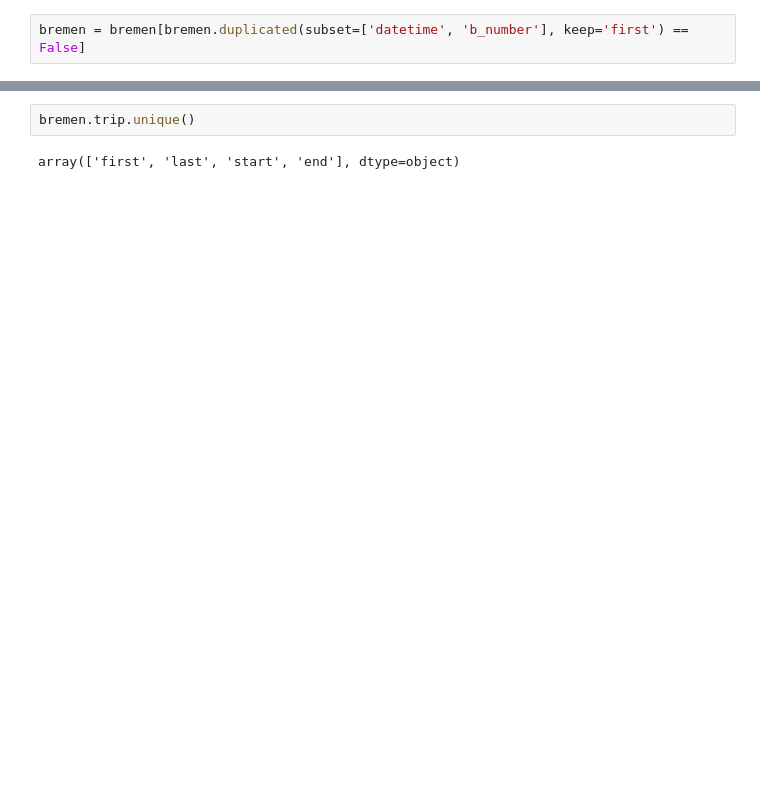
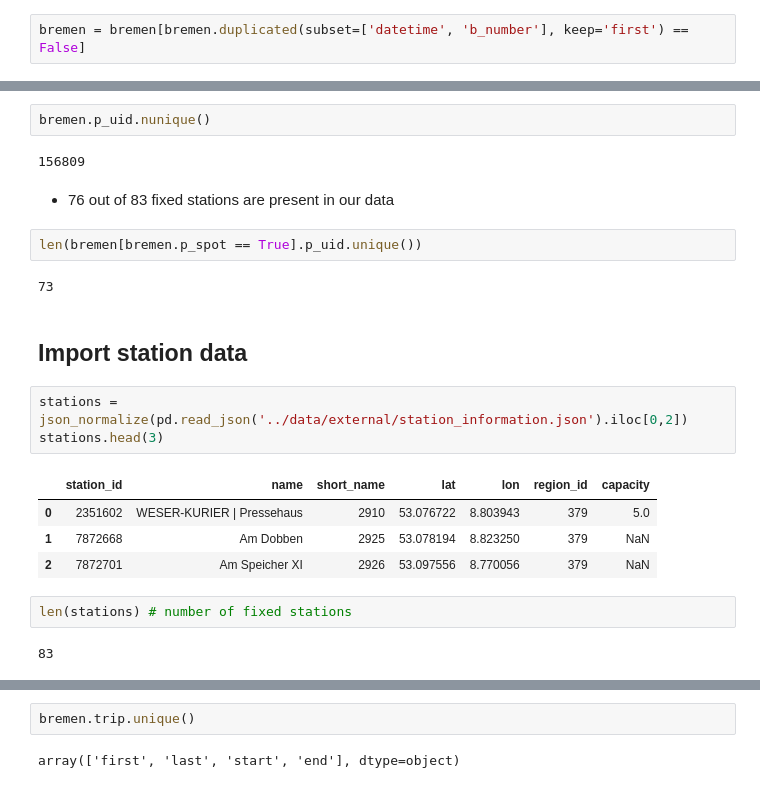
Before and after one commit to janiksudo/PDS_Project, a Jupyter notebook: notebooks/#16_exploration_notebooks_merged.ipynb, the cells around one changed output, grey strips where cells are left out. Cells and saved outputs as stored; diff of their text form; blank space fills up the shorter version.

```diff
--- a/notebooks/#16_exploration_notebooks_merged.ipynb
+++ b/notebooks/#16_exploration_notebooks_merged.ipynb
@@ -194,0 +223,24 @@ dtype: int64
+# %%
+bremen.p_uid.nunique()
+# %% [output]
+156809
+# %% [markdown]
+- 76 out of 83 fixed stations are present in our data
+# %%
+len(bremen[bremen.p_spot == True].p_uid.unique())
+# %% [output]
+73
+# %% [markdown]
+## Import station data
+# %%
+stations = json_normalize(pd.read_json('../data/external/station_information.json').iloc[0,2])
+stations.head(3)
+# %% [output]
+|  | station_id | name | short_name | lat | lon | region_id | capacity |
+| 0 | 2351602 | WESER-KURIER | Pressehaus | 2910 | 53.076722 | 8.803943 | 379 | 5.0 |
+| 1 | 7872668 | Am Dobben | 2925 | 53.078194 | 8.823250 | 379 | NaN |
+| 2 | 7872701 | Am Speicher XI | 2926 | 53.097556 | 8.770056 | 379 | NaN |
+# %%
+len(stations) # number of fixed stations
+# %% [output]
+83
```
Also changed, not shown: parts of 51 cells of this notebook, 5 other files.
